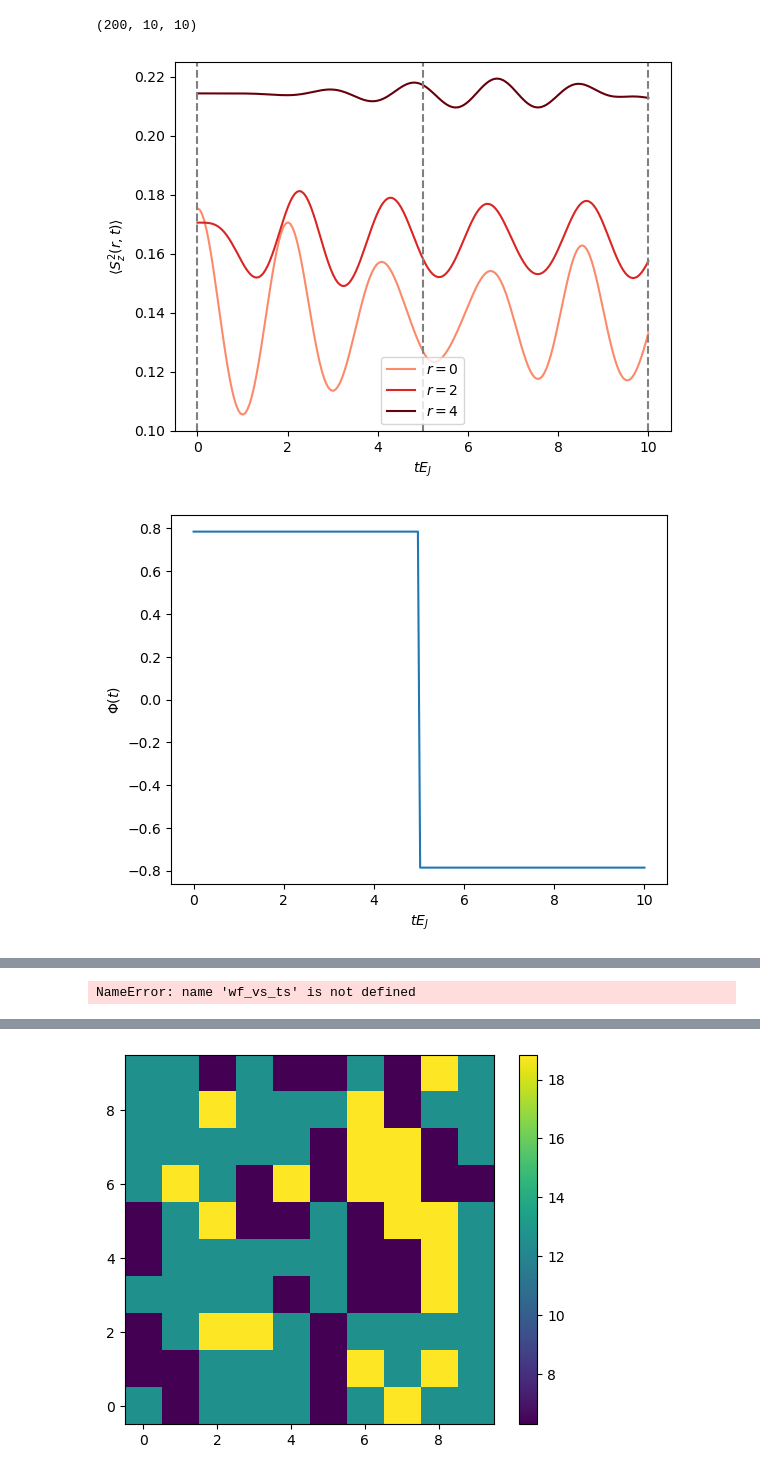
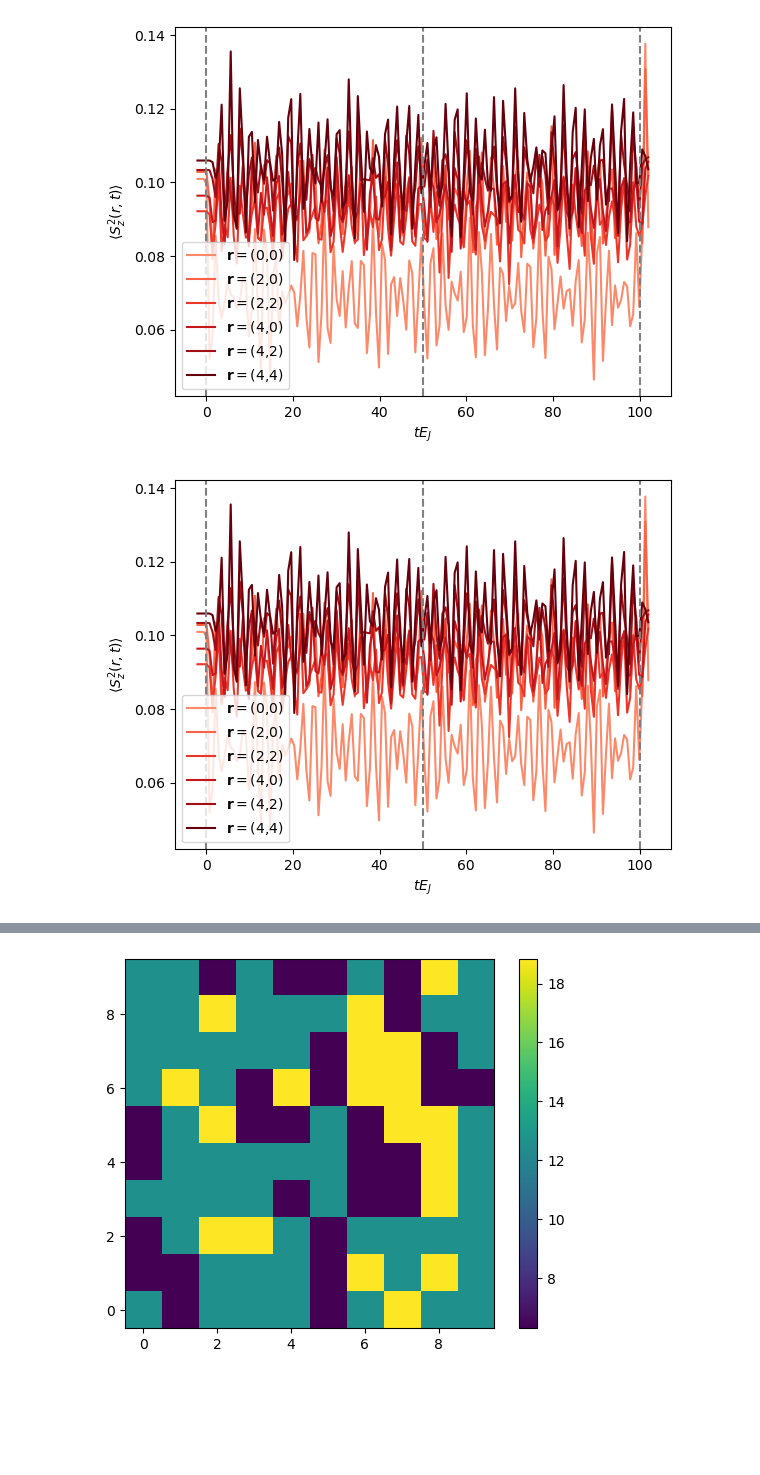
Before and after one commit to j-curtis/QMC_XY_rotor, a Jupyter notebook: testing.ipynb, the cells around one changed output, grey strips where cells are left out. Drawn from its saved outputs; the diff is of its cells as text; code cells hidden in the pictures; blank space fills up the shorter version.

Commit message:
Testing echo methods, seem to be working so far

```diff
--- a/testing.ipynb
+++ b/testing.ipynb
@@ -34,18 +34,8 @@ plt.show()
 # %%
 flux = np.pi/4.
-
-t0 = 0.
-t1 = 5.
-t2 = 2.*t1
-
-nts = 200
-times = np.linspace(t0,t2,nts)
-
-model.quench_function = lambda t: 0. if (t<t0 or t>t2) else ( -flux if t>t1 else flux )
+echo_times = np.array([0.,50.,100.])
+nsample = 150
+sample_times = np.linspace(-2.,echo_times[-1]+2.,nsample)
 # %%
-model.solve_eom_quench(times)
+hahn_echo_p = sit.xyecho(model,echo_times,flux,sample_times)
+hahn_echo_m = sit.xyecho(model,echo_times,-flux,sample_times)
-# %%
-c2_vs_ts = np.array([ model.charge_squared(model.wf_vs_t[...,t]) for t in range(nts)])
-c2_vs_ts.shape
-# %% [output]
-(200, 10, 10)
@@ -52,19 +45,33 @@ c2_vs_ts.shape
+# %%
+c2_vs_t_p = sit.xymodel.charge_squared(hahn_echo_p.wf)
+c2_vs_t_m = sit.xymodel.charge_squared(hahn_echo_m.wf)
 # %%
-sites = [0,2,4]
+sites = [[0,0],[2,0],[2,2],[4,0],[4,2],[4,4]]
 clrs = cm.Reds(np.linspace(0.4,1.,len(sites)))
 for i in range(len(sites)):
-    plt.plot(times,c2_vs_ts[:,sites[i],0],label=r'$r=$'+str(sites[i]),color=clrs[i])
+    plt.plot(hahn_echo_p.sample_times,c2_vs_t_p[sites[i][0],sites[i][1],:],label=r'$\mathbf{r}=($'+str(sites[i][0])+","+str(sites[i][1])+r'$)$',color=clrs[i])
 plt.xlabel(r'$tE_J$')
 plt.ylabel(r'$\langle S_z^2(r,t)\rangle$')
-plt.axvline(t0,linestyle='dashed',color='gray')
-plt.axvline(t1,linestyle='dashed',color='gray')
-plt.axvline(t2,linestyle='dashed',color='gray')
+plt.axvline(echo_times[0],linestyle='dashed',color='gray')
+plt.axvline(echo_times[1],linestyle='dashed',color='gray')
+plt.axvline(echo_times[2],linestyle='dashed',color='gray')
 plt.legend()
 plt.show()
-plt.plot(times,np.array([ model.quench_function(t) for t in times ]) )
+
+for i in range(len(sites)):
+    plt.plot(hahn_echo_m.sample_times,c2_vs_t_m[sites[i][0],sites[i][1],:],label=r'$\mathbf{r}=($'+str(sites[i][0])+","+str(sites[i][1])+r'$)$',color=clrs[i])
 plt.xlabel(r'$tE_J$')
-plt.ylabel(r'$\Phi(t)$')
+plt.ylabel(r'$\langle S_z^2(r,t)\rangle$')
+plt.axvline(echo_times[0],linestyle='dashed',color='gray')
+plt.axvline(echo_times[1],linestyle='dashed',color='gray')
+plt.axvline(echo_times[2],linestyle='dashed',color='gray')
+plt.legend()
 plt.show()
+
+plt.plot(hahn_echo_p.sample_times,np.array([ hahn_echo_p.quench_function(t) for t in hahn_echo.sample_times]))
+plt.plot(hahn_echo_m.sample_times,np.array([ hahn_echo_m.quench_function(t) for t in hahn_echo.sample_times]))
+plt.xlabel(r'$tE_J$')
+plt.show()
 # %% [output]
-[figure, old version]
+[figure, new version]
-[figure, old version]
+[figure, new version]
@@ -71,4 +78,0 @@ plt.show()
-# %%
-Loschmidt_echo = np.array([ np.prod(sit.overlap(wf_vs_ts[0][...,0],wf_vs_ts[1][...,t])) for t in range(len(times)) ])
-# %% [output]
-NameError: name 'wf_vs_ts' is not defined
```
Also changed, not shown: parts of 10 cells of this notebook, 1 other file.
